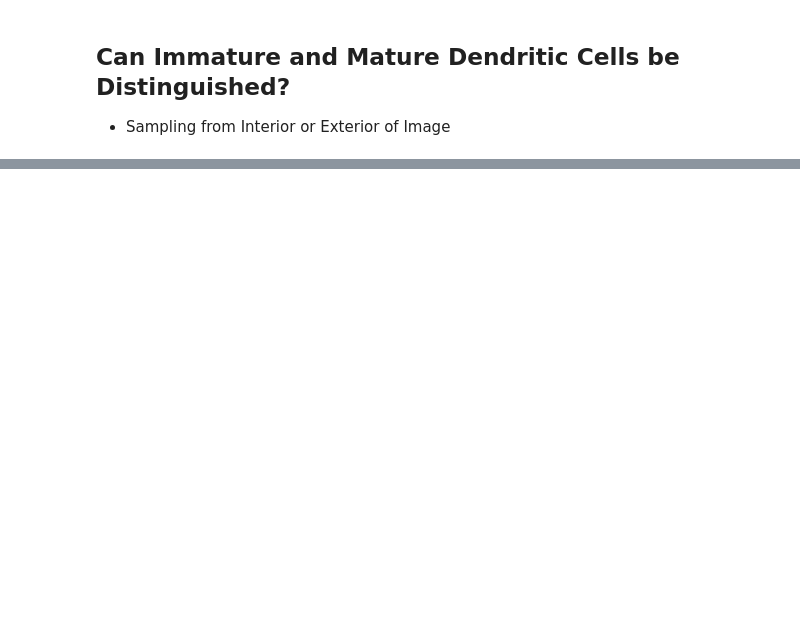
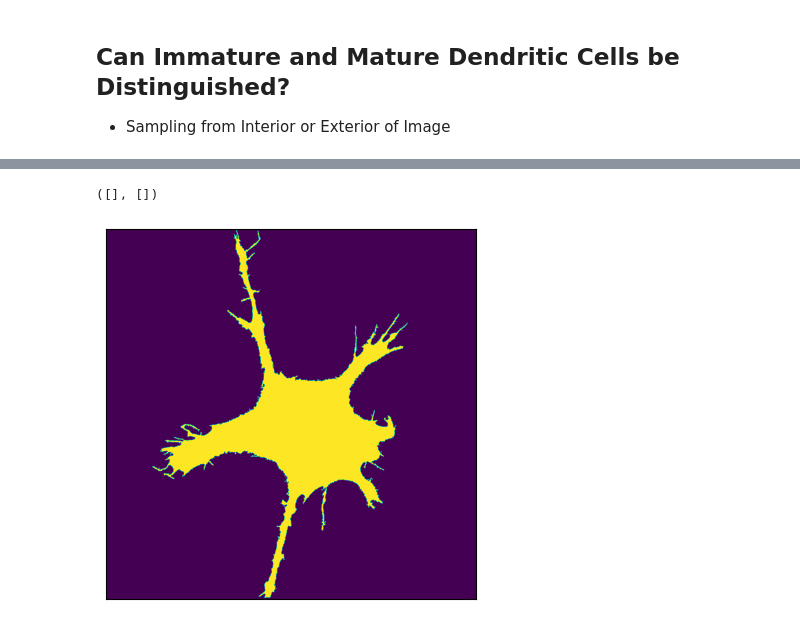
Before and after one commit to ksood2/cellular-harmonics, a Jupyter notebook: Smoothing-kNN-Laplacian.ipynb, the cells around one changed output, grey strips where cells are left out. Saved outputs shown, nothing was run; the diff lists cells and outputs as text; code cells hidden in the pictures; blank space fills up the shorter version.

```diff
--- a/Smoothing-kNN-Laplacian.ipynb
+++ b/Smoothing-kNN-Laplacian.ipynb
@@ -208,0 +219,7 @@ plt.show()
+# %%
+plt.imshow(mat_smoothed)
+plt.xticks([])
+plt.yticks([])
+# %% [output]
+([], [])
+[figure, added]
```
Also changed, not shown: parts of 12 cells of this notebook, 1 other file.
